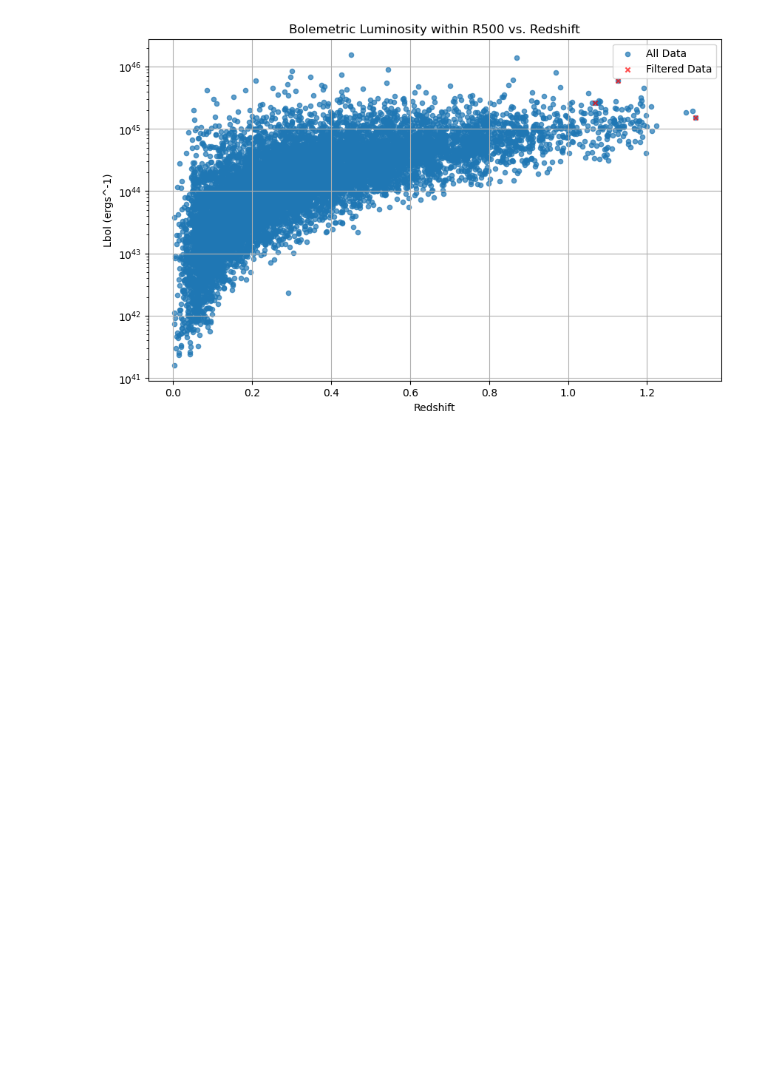
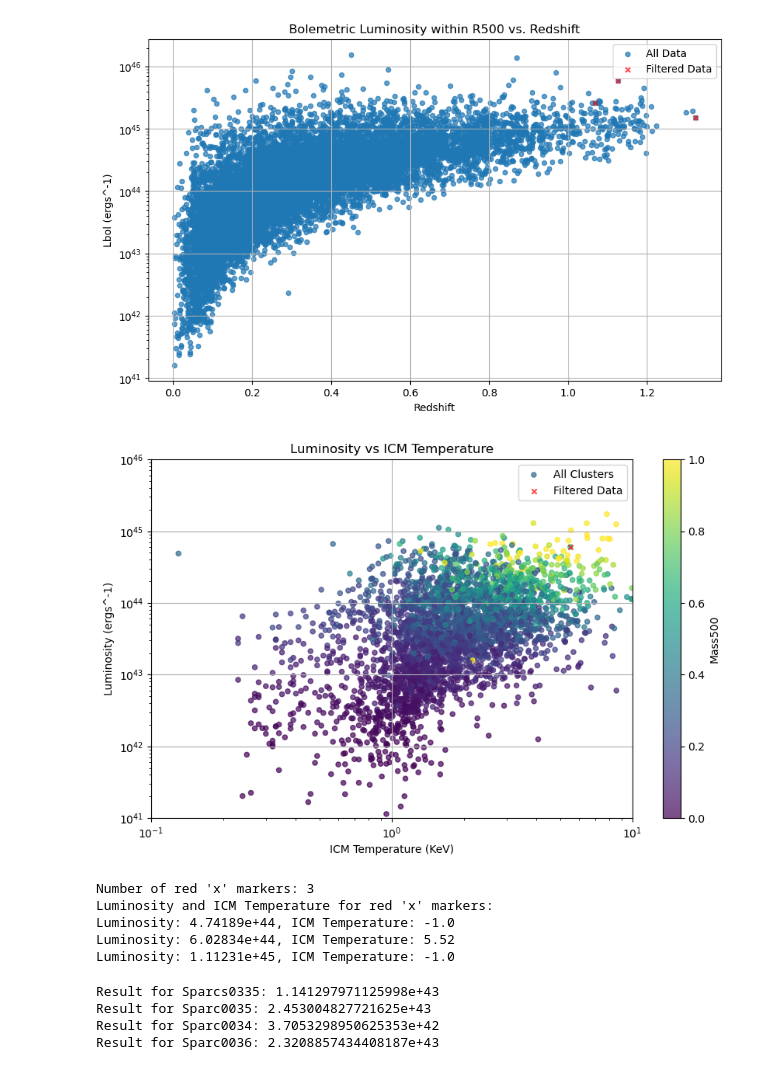
Before and after one commit to RyanNease/GoGreeneRosita, a Jupyter notebook: eROSITACatalog.ipynb, the cells around one changed output. Cells and saved outputs as stored; diff of their text form; code cells hidden in the pictures; blank space fills up the shorter version.

```diff
--- a/eROSITACatalog.ipynb
+++ b/eROSITACatalog.ipynb
@@ -426,3 +464,83 @@ plt.legend()
 plt.show()
 # %% [output]
 [figure]
+# %%
+import numpy as np
+import matplotlib.pyplot as plt
+
+# Assuming fits_file[1].data has already been defined
+
+Luminosity = data_table['L300kpc'] * 10**42
+ICM_Temp = data_table['kT']
+Mass500 = data_table['M500'] * 10**13
+
+plt.figure(figsize=(10, 6))
+plt.scatter(ICM_Temp, Luminosity, c=Mass500, cmap='viridis', s=20, alpha=0.7, label='All Clusters', vmin=1e13, vmax=1e15)
+
+# Extracting data for overplotting
+match_names = data_table["MATCH_NAME"]
+# ras = data_table["RA"]
+# decs = data_table["Dec"]
+
+# Create a boolean mask to filter rows
+filtered_data_x = ICM_Temp[mask]
+filtered_data_y = Luminosity[mask]
+mask = np.array(["GOGREEN-GCLASS" in name for name in match_names])
+
+# Plot filtered data points
+plt.scatter(ICM_Temp[mask], Luminosity[mask], color='red', marker='x', s=20, alpha=0.7, label='Filtered Data')
+
+# Adding labels and title
+plt.xlabel('ICM Temperature (KeV)')
+plt.ylabel('Luminosity (ergs^-1)')
+plt.title('Luminosity vs ICM Temperature')
+plt.colorbar(label='Mass500')
+plt.grid(True)
+
+# Set y-axis/x-axis limits
+plt.ylim(1e41, 1e46)
+plt.xlim(1e-1, 1e1)
+
+# Set y-axis/x-axis ticks with logarithmic scale
+plt.yscale('log')
+plt.xscale('log')
+
+plt.legend()
+plt.show()
+
+# Print the number of red "x" markers
+num_red_x = np.sum(mask)
+print("Number of red 'x' markers:", num_red_x)
+
+# Print the luminosity and ICM temperature for the red "x" markers
+print("Luminosity and ICM Temperature for red 'x' markers:")
+for i in range(num_red_x):
+    print(f"Luminosity: {filtered_data_y[i]}, ICM Temperature: {filtered_data_x[i]}")
+# %% [output]
+[figure, added]
+Number of red 'x' markers: 3
+Luminosity and ICM Temperature for red 'x' markers:
+Luminosity: 4.74189e+44, ICM Temperature: -1.0
+Luminosity: 6.02834e+44, ICM Temperature: 5.52
+Luminosity: 1.11231e+45, ICM Temperature: -1.0
+# %%
+def calculate_luminosity(Mh):
+    Lx = 10**(28.46) * (Mh)**1.024
+    return Lx
+
+# Call the function
+Sparc0335 = calculate_luminosity(1.8*10**14)
+Sparc0035 = calculate_luminosity(3.8*10**14)
+Sparc0034 = calculate_luminosity(.6*10**14)
+Sparc0036 = calculate_luminosity(3.6*10**14)
+
+# Print the results
+print("Result for Sparcs0335:", Sparc0335)
+print("Result for Sparc0035:", Sparc0035)
+print("Result for Sparc0034:", Sparc0034)
+print("Result for Sparc0036:", Sparc0036)
+# %% [output]
+Result for Sparcs0335: 1.141297971125998e+43
+Result for Sparc0035: 2.453004827721625e+43
+Result for Sparc0034: 3.7053298950625353e+42
+Result for Sparc0036: 2.3208857434408187e+43
```
Also changed, not shown: parts of 6 cells of this notebook.
